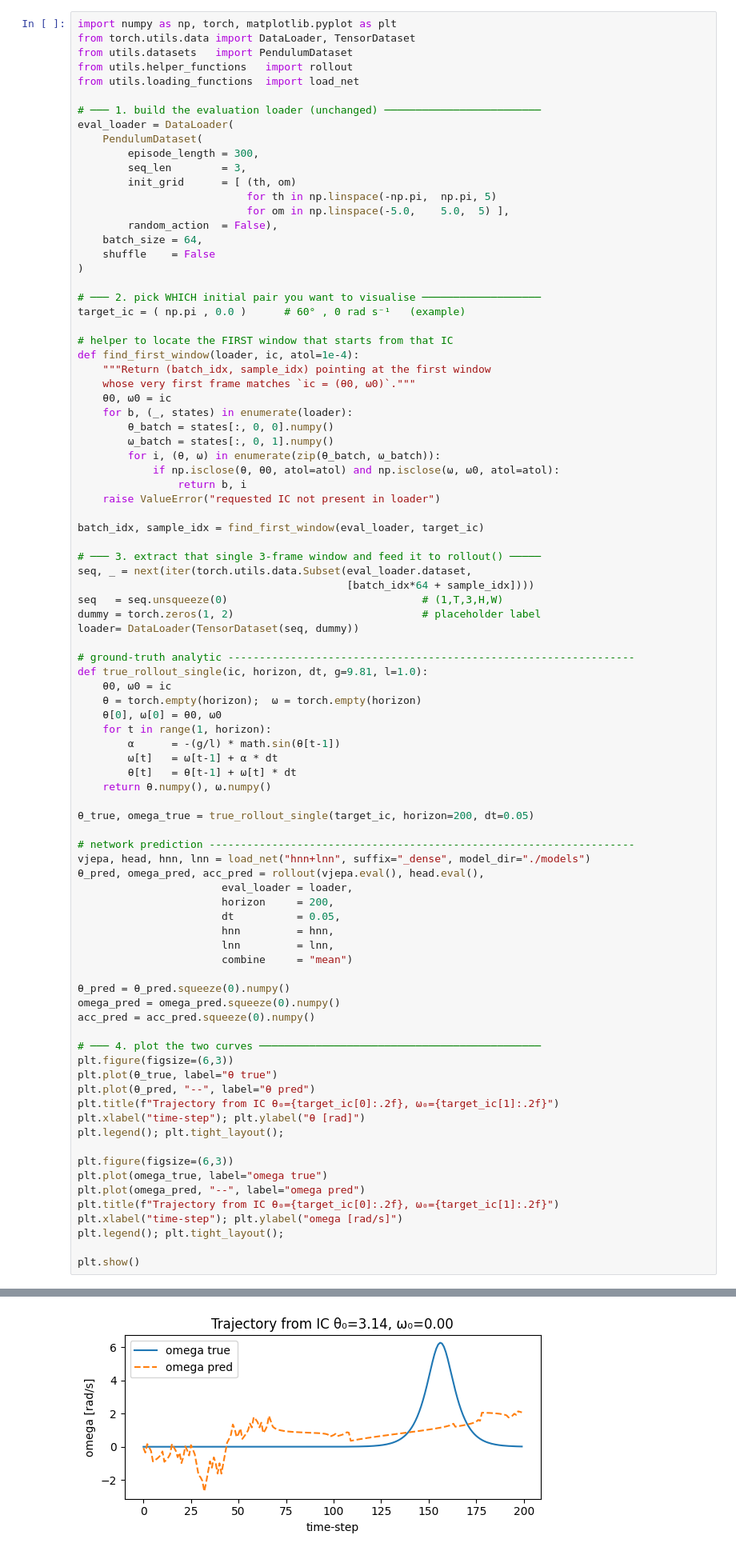
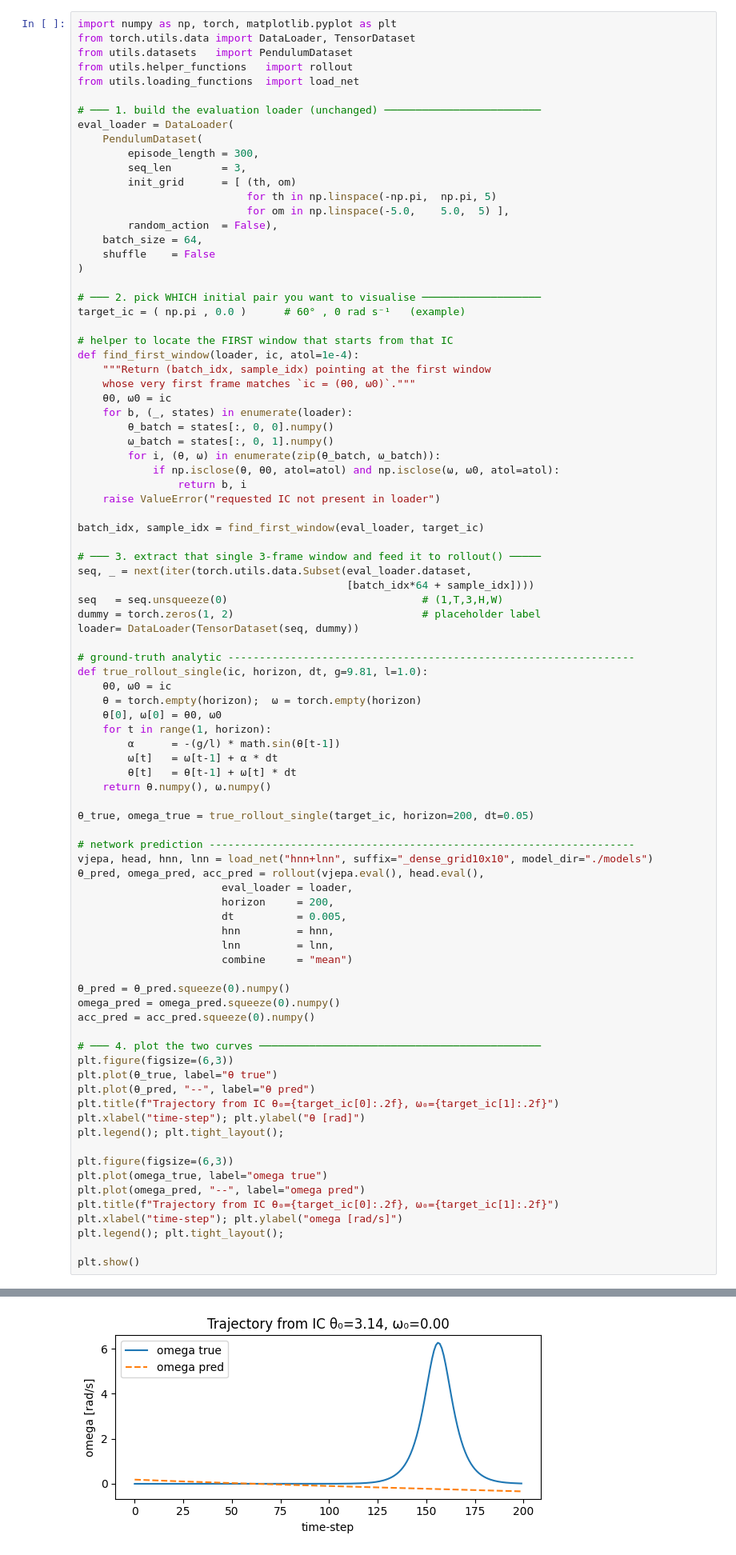
Before and after one commit to flavjoxhelollari/physics_informed_machine_learning, a Jupyter notebook: vjepa_pinn_informed_compact-grid10x10.ipynb, the cells around one changed output, grey strips where cells are left out. Shown at 80% size. Saved outputs shown, nothing was run; the diff lists cells and outputs as text.

```diff
--- a/vjepa_pinn_informed_compact-grid10x10.ipynb
+++ b/vjepa_pinn_informed_compact-grid10x10.ipynb
@@ -255,11 +273,11 @@ def true_rollout_single(ic, horizon, dt, g=9.81, l=1.0):
 θ_true, omega_true = true_rollout_single(target_ic, horizon=200, dt=0.05)
 
 # network prediction --------------------------------------------------------------------
-vjepa, head, hnn, lnn = load_net("hnn+lnn", suffix="_dense", model_dir="./models")
+vjepa, head, hnn, lnn = load_net("hnn+lnn", suffix="_dense_grid10x10", model_dir="./models")
 θ_pred, omega_pred, acc_pred = rollout(vjepa.eval(), head.eval(),
                        eval_loader = loader,
                        horizon     = 200,
-                       dt          = 0.05,
+                       dt          = 0.005,
                        hnn         = hnn,
                        lnn         = lnn,
                        combine     = "mean")
@@ -291,4 +309,4 @@ Created 7450 windows (seq_len=3)
-[figure, old version]
+[figure, new version]
 # %%
 # ===============================================
 # Grid-wide evaluation: per-IC metrics + heatmaps
```
Also changed, not shown: parts of 8 cells of this notebook, 23 other files.
